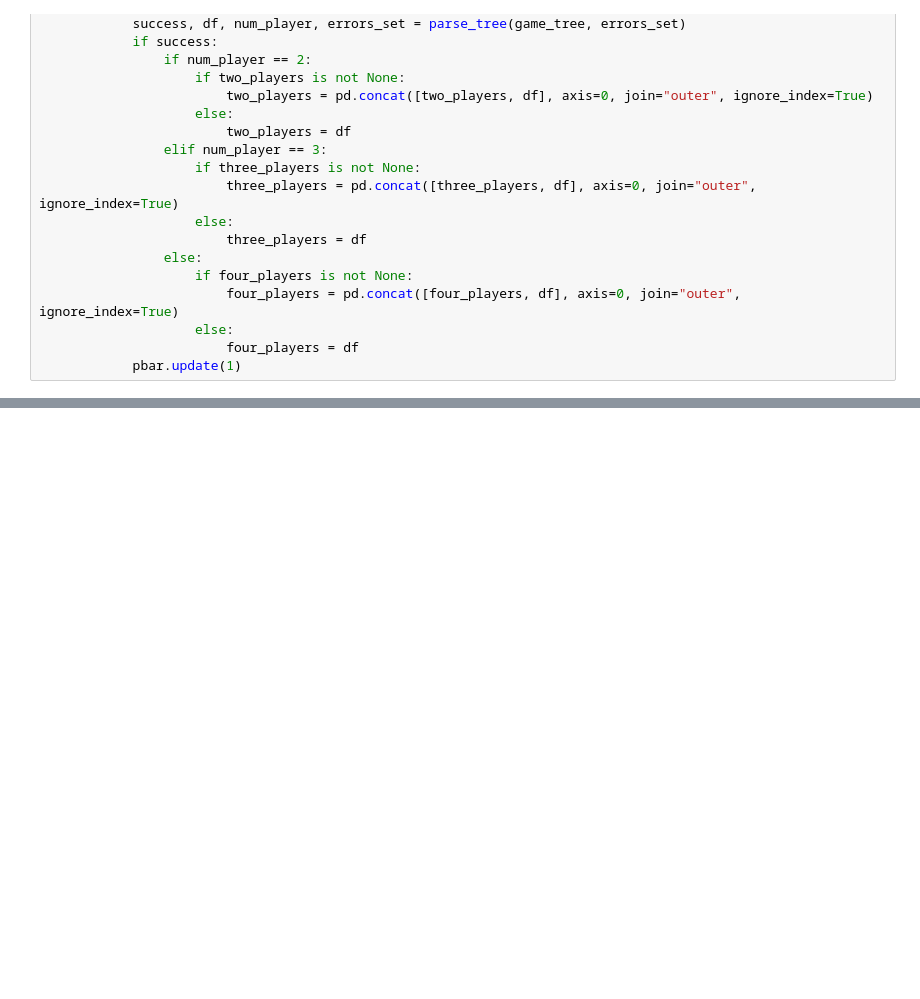
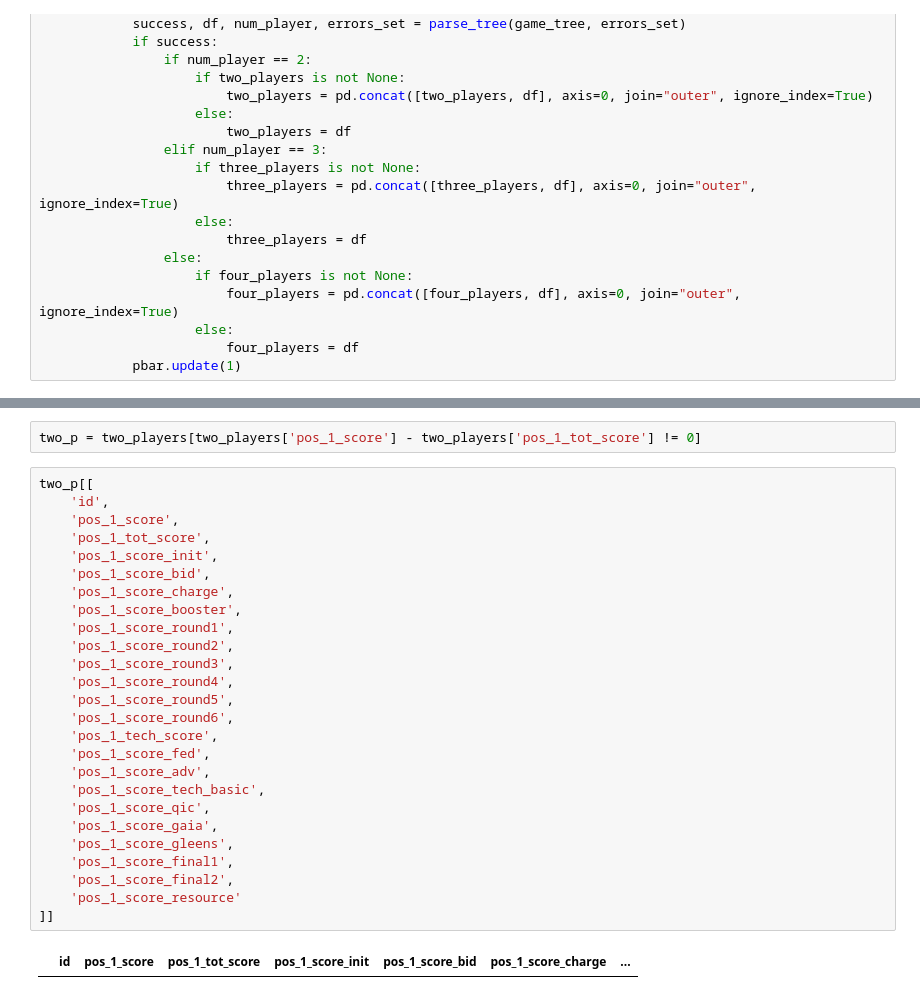
Before and after one commit to TimGladyshev/bgs_data_gaia, a Jupyter notebook: parse_jsons.ipynb, the cells around one changed output, grey strips where cells are left out. Drawn from its saved outputs; the diff is of its cells as text; blank space fills up the shorter version.

```diff
--- a/parse_jsons.ipynb
+++ b/parse_jsons.ipynb
@@ -447,0 +660,30 @@ four_players[four_players['pos_1_score'] > 230]
+# %%
+two_p = two_players[two_players['pos_1_score'] - two_players['pos_1_tot_score'] != 0]
+# %%
+two_p[[
+    'id',
+    'pos_1_score',
+    'pos_1_tot_score',
+    'pos_1_score_init',
+    'pos_1_score_bid',
+    'pos_1_score_charge',
+    'pos_1_score_booster',
+    'pos_1_score_round1',
+    'pos_1_score_round2',
+    'pos_1_score_round3',
+    'pos_1_score_round4',
+    'pos_1_score_round5',
+    'pos_1_score_round6',
+    'pos_1_tech_score',
+    'pos_1_score_fed',
+    'pos_1_score_adv',
+    'pos_1_score_tech_basic',
+    'pos_1_score_qic',
+    'pos_1_score_gaia',
+    'pos_1_score_gleens',
+    'pos_1_score_final1',
+    'pos_1_score_final2',
+    'pos_1_score_resource'
+]]
+# %% [output]
+|  | id | pos_1_score | pos_1_tot_score | pos_1_score_init | pos_1_score_bid | pos_1_score_charge | ... |
```
Also changed, not shown: parts of 12 cells of this notebook, 8 other files.
